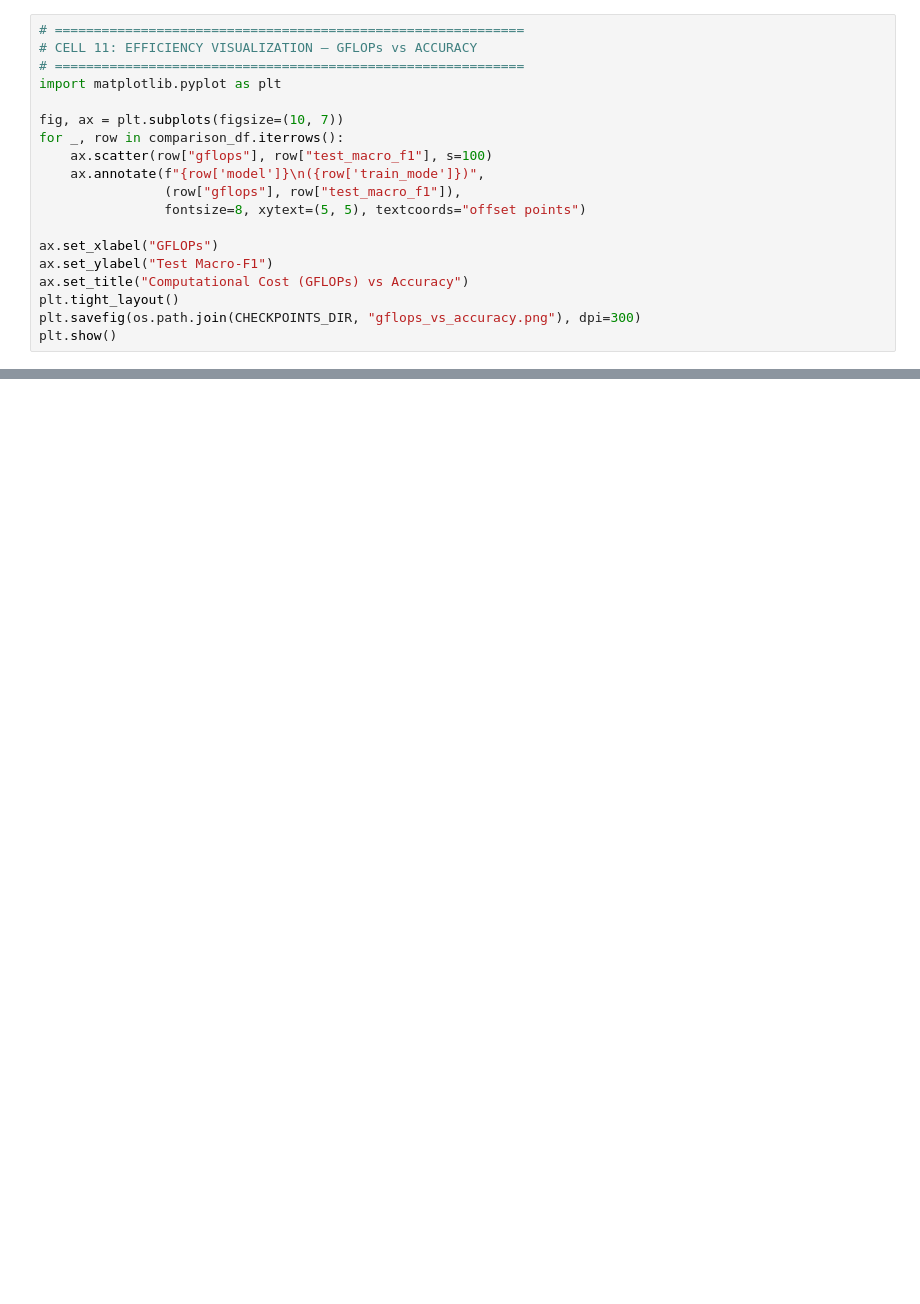
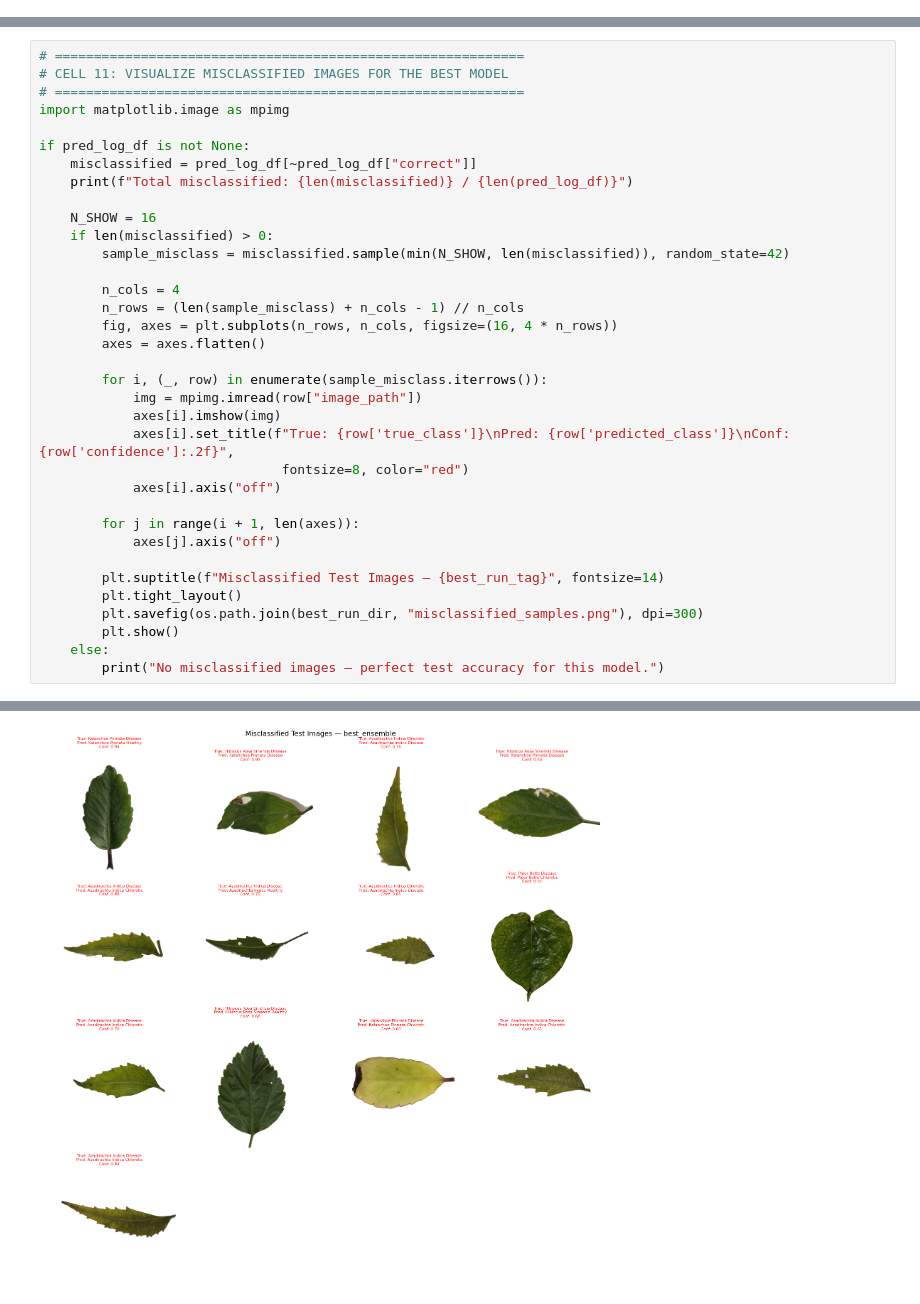
Before and after one commit to smnafimniloy/cvpr_final, a Jupyter notebook: comparison.ipynb, the cells around one changed output, grey strips where cells are left out. Drawn from its saved outputs; the diff is of its cells as text; blank space fills up the shorter version.

```diff
--- a/comparison.ipynb
+++ b/comparison.ipynb
@@ -288,19 +307,0 @@ print(f"\nUpdated comparison table saved to {os.path.join(CHECKPOINTS_DIR, 'comp
-# %%
-# ============================================================
-# CELL 11: EFFICIENCY VISUALIZATION — GFLOPs vs ACCURACY
-# ============================================================
-import matplotlib.pyplot as plt
-
-fig, ax = plt.subplots(figsize=(10, 7))
-for _, row in comparison_df.iterrows():
-    ax.scatter(row["gflops"], row["test_macro_f1"], s=100)
-    ax.annotate(f"{row['model']}\n({row['train_mode']})",
-                (row["gflops"], row["test_macro_f1"]),
-                fontsize=8, xytext=(5, 5), textcoords="offset points")
-
-ax.set_xlabel("GFLOPs")
-ax.set_ylabel("Test Macro-F1")
-ax.set_title("Computational Cost (GFLOPs) vs Accuracy")
-plt.tight_layout()
-plt.savefig(os.path.join(CHECKPOINTS_DIR, "gflops_vs_accuracy.png"), dpi=300)
-plt.show()
@@ -306,0 +411,36 @@ plt.show()
+# %%
+# ============================================================
+# CELL 11: VISUALIZE MISCLASSIFIED IMAGES FOR THE BEST MODEL
+# ============================================================
+import matplotlib.image as mpimg
+
+if pred_log_df is not None:
+    misclassified = pred_log_df[~pred_log_df["correct"]]
+    print(f"Total misclassified: {len(misclassified)} / {len(pred_log_df)}")
+
+    N_SHOW = 16
+    if len(misclassified) > 0:
+        sample_misclass = misclassified.sample(min(N_SHOW, len(misclassified)), random_state=42)
+
+        n_cols = 4
+        n_rows = (len(sample_misclass) + n_cols - 1) // n_cols
+        fig, axes = plt.subplots(n_rows, n_cols, figsize=(16, 4 * n_rows))
+        axes = axes.flatten()
+
+        for i, (_, row) in enumerate(sample_misclass.iterrows()):
+            img = mpimg.imread(row["image_path"])
+            axes[i].imshow(img)
+            axes[i].set_title(f"True: {row['true_class']}\nPred: {row['predicted_class']}\nConf: {row['confidence']:.2f}",
+                               fontsize=8, color="red")
+            axes[i].axis("off")
+
+        for j in range(i + 1, len(axes)):
+            axes[j].axis("off")
+
+        plt.suptitle(f"Misclassified Test Images — {best_run_tag}", fontsize=14)
+        plt.tight_layout()
+        plt.savefig(os.path.join(best_run_dir, "misclassified_samples.png"), dpi=300)
+        plt.show()
+    else:
+        print("No misclassified images — perfect test accuracy for this model.")
+# %% [output]
@@ -306,0 +448 @@ plt.show()
+[figure, added]
```
Also changed, not shown: parts of 17 cells of this notebook, 35 other files.
